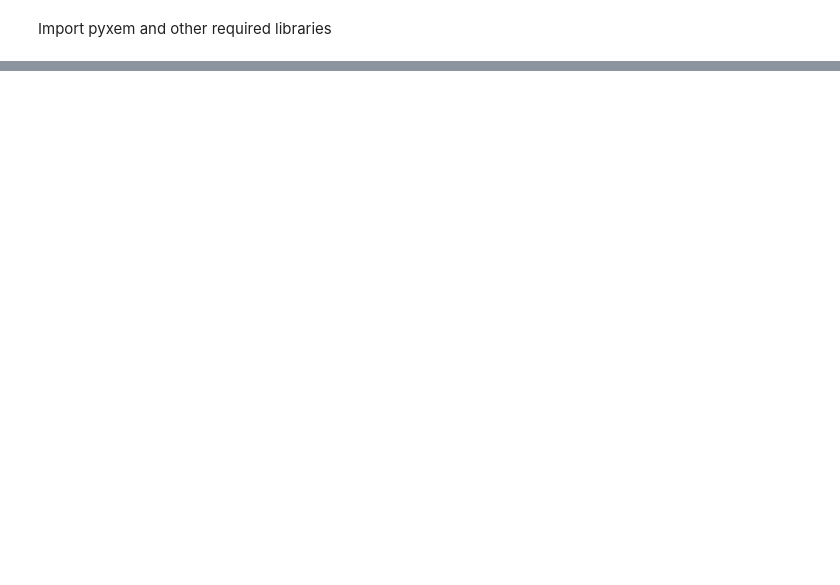
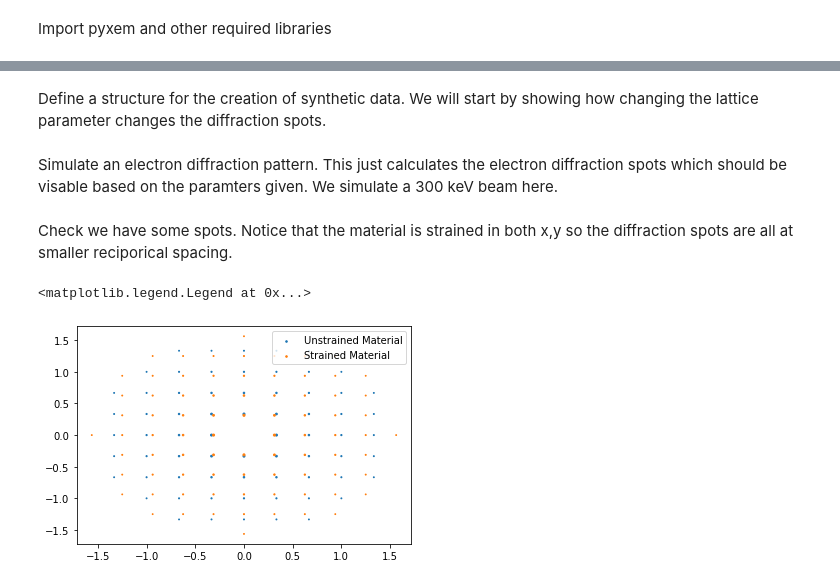
Before and after one commit to pyxem/pyxem-demos, a Jupyter notebook: 05 Simulate Data - Strain Mapping.ipynb, the cells around one changed output, grey strips where cells are left out. Drawn from its saved outputs; the diff is of its cells as text; code cells hidden in the pictures; blank space fills up the shorter version.

Commit message:
Improving strain mapping workbook with a more in depth example and a more complete workflow.

```diff
--- a/05 Simulate Data - Strain Mapping.ipynb
+++ b/05 Simulate Data - Strain Mapping.ipynb
@@ -119,0 +32,34 @@ strain_map.plot(cmap='seismic',vmax=0.04,vmin=-0.04)
+# %% [markdown]
+Define a structure for the creation of synthetic data.  We will start by showing how changing
+the lattice parameter changes the diffraction spots.
+# %%
+latt = diffpy.structure.lattice.Lattice(3,3,3,90,90,90)
+atom = diffpy.structure.atom.Atom(atype='Ni',xyz=[0,0,0],lattice=latt)
+structure = diffpy.structure.Structure(atoms=[atom],lattice=latt)
+
+latt = diffpy.structure.lattice.Lattice(3.2,3.2,3,90,90,90)
+atom = diffpy.structure.atom.Atom(atype='Ni',xyz=[0,0,0],lattice=latt)
+structure2 = diffpy.structure.Structure(atoms=[atom],lattice=latt)
+# %% [markdown]
+Simulate an electron diffraction pattern.  This just calculates the electron diffraction spots which should be visable based on the paramters given.  We simulate a 300 keV beam here.
+# %%
+ediff = DiffractionGenerator(300.)
+diffraction = ediff.calculate_ed_data(structure,
+                                      reciprocal_radius=5.,
+                                      max_excitation_error=0.025, shape_factor_width=5.0,
+                                      with_direct_beam=False)
+strained_diffraction = ediff.calculate_ed_data(structure2,
+                                               reciprocal_radius=5.,
+                                               max_excitation_error=0.025, shape_factor_width=5.0,
+                                               with_direct_beam=False)
+# %% [markdown]
+Check we have some spots. Notice that the material is strained in both x,y so the diffraction spots are all at smaller reciporical spacing.
+# %%
+%matplotlib inline
+fig, ax = plt.subplots(1,1,)
+diffraction.plot(ax=ax, label="Unstrained Material")
+strained_diffraction.plot(ax=ax, label="Strained Material")
+ax.legend()
+# %% [output]
+<matplotlib.legend.Legend at 0x...>
+[figure, added]
```
Also changed, not shown: parts of 59 cells of this notebook.
